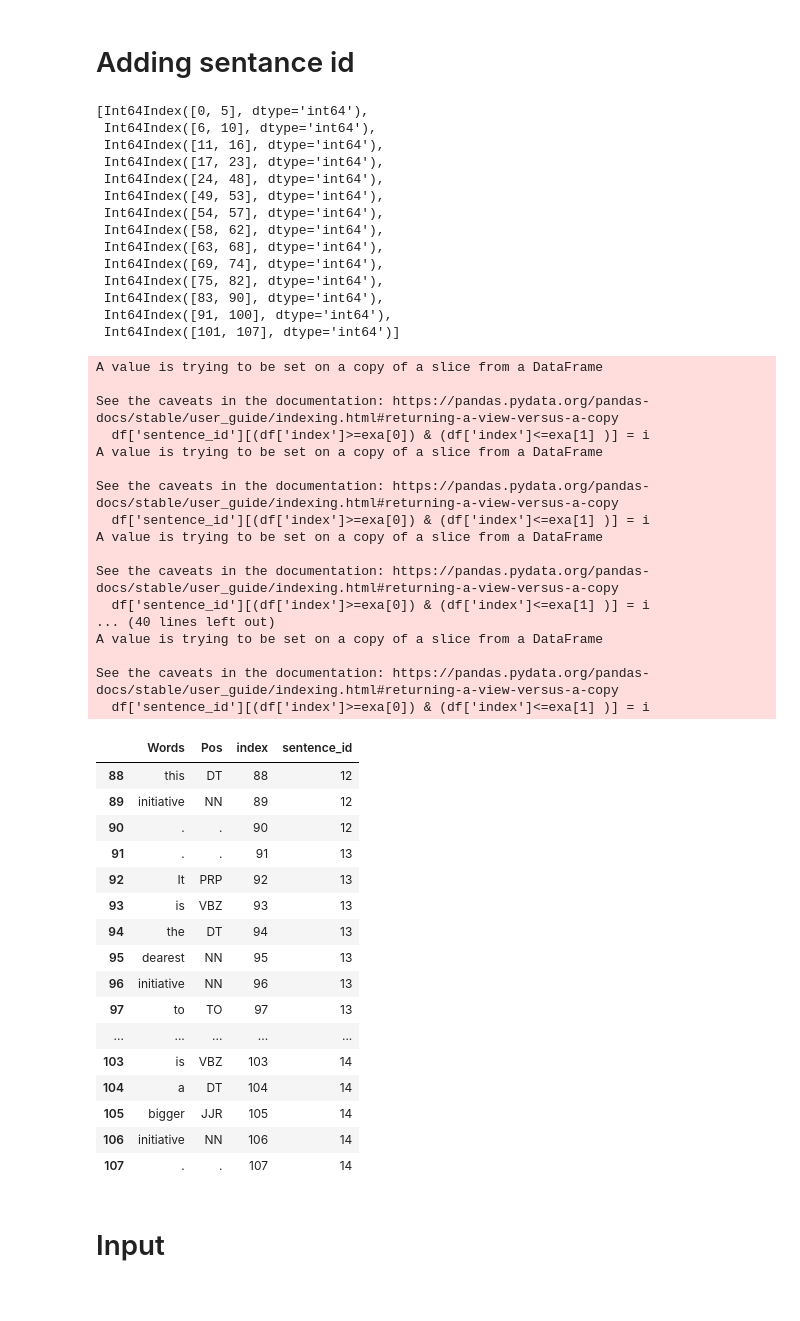
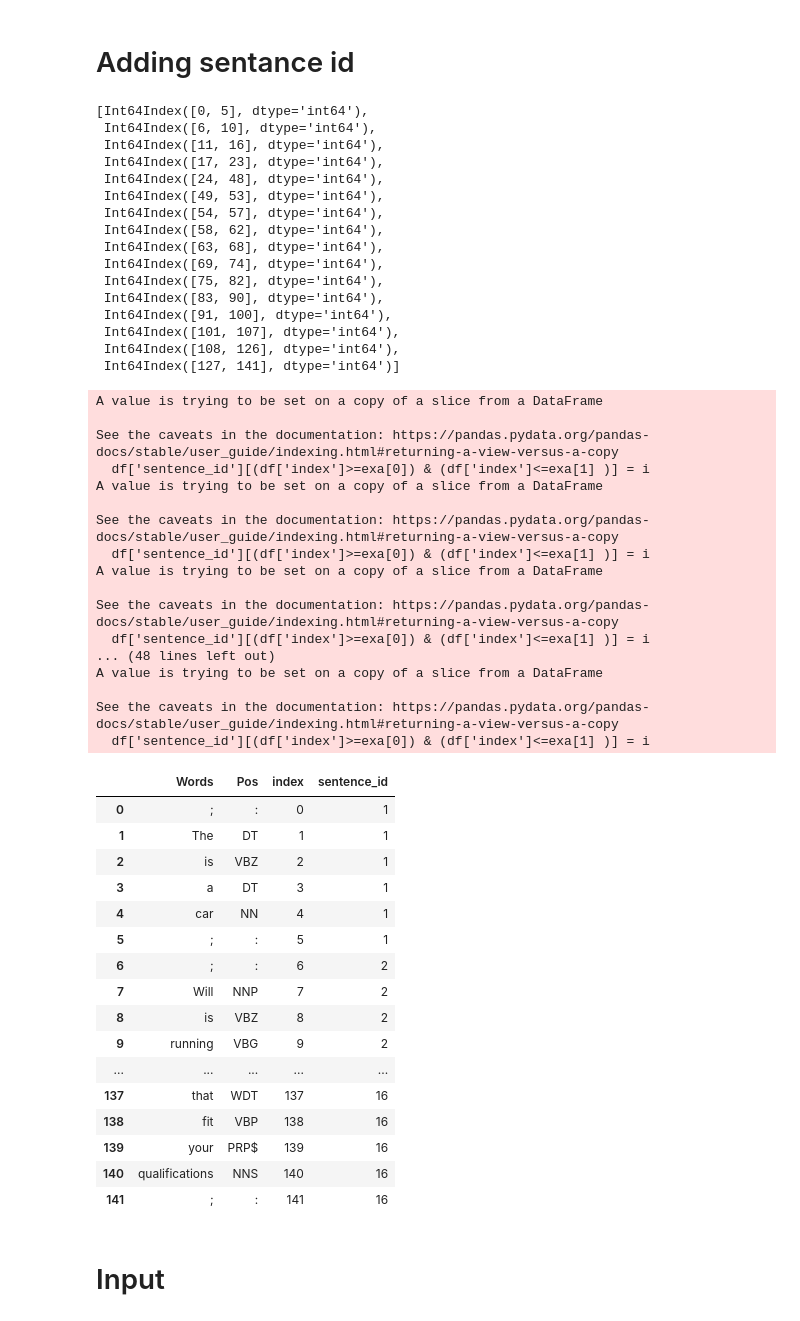
Before and after one commit to AbdulmagedALKHULAIFI/phraser, a Jupyter notebook: Phraser.ipynb, the cells around one changed output. Cells and saved outputs as stored; diff of their text form; code cells hidden in the pictures.

```diff
--- a/Phraser.ipynb
+++ b/Phraser.ipynb
@@ -4,6 +4,7 @@
 import nltk
 import pandas as pd
 import numpy as np
+pd.set_option("display.max_rows", None, "display.max_columns", None)
 # %% [markdown]
 # Installlation
 # %%
@@ -98,6 +85,6 @@ senDf
 # %%
 # The list of all examlple index/position
-indPos = senDf[senDf['Words']=="."]
+indPos = senDf[senDf['Words']==";"]
 indPos
 # %% [output]
 |  | Words | Pos | index |
@@ -138,7 +125,9 @@ examplesIndex
  Int64Index([75, 82], dtype='int64'),
  Int64Index([83, 90], dtype='int64'),
  Int64Index([91, 100], dtype='int64'),
- Int64Index([101, 107], dtype='int64')]
+ Int64Index([101, 107], dtype='int64'),
+ Int64Index([108, 126], dtype='int64'),
+ Int64Index([127, 141], dtype='int64')]
 # %%
 df["sentence_id"] = ""
 i = 1
@@ -159,31 +148,31 @@ A value is trying to be set on a copy of a slice from a DataFrame
 
 See the caveats in the documentation: https://pandas.pydata.org/pandas-docs/stable/user_guide/indexing.html#returning-a-view-versus-a-copy
   df['sentence_id'][(df['index']>=exa[0]) & (df['index']<=exa[1] )] = i
-... (40 lines left out)
+... (48 lines left out)
 A value is trying to be set on a copy of a slice from a DataFrame
 
 See the caveats in the documentation: https://pandas.pydata.org/pandas-docs/stable/user_guide/indexing.html#returning-a-view-versus-a-copy
   df['sentence_id'][(df['index']>=exa[0]) & (df['index']<=exa[1] )] = i
 # %%
-df.tail(20)
+df
 # %% [output]
 |  | Words | Pos | index | sentence_id |
-| 88 | this | DT | 88 | 12 |
-| 89 | initiative | NN | 89 | 12 |
-| 90 | . | . | 90 | 12 |
-| 91 | . | . | 91 | 13 |
-| 92 | It | PRP | 92 | 13 |
-| 93 | is | VBZ | 93 | 13 |
-| 94 | the | DT | 94 | 13 |
-| 95 | dearest | NN | 95 | 13 |
-| 96 | initiative | NN | 96 | 13 |
-| 97 | to | TO | 97 | 13 |
+| 0 | ; | : | 0 | 1 |
+| 1 | The | DT | 1 | 1 |
+| 2 | is | VBZ | 2 | 1 |
+| 3 | a | DT | 3 | 1 |
+| 4 | car | NN | 4 | 1 |
+| 5 | ; | : | 5 | 1 |
+| 6 | ; | : | 6 | 2 |
+| 7 | Will | NNP | 7 | 2 |
+| 8 | is | VBZ | 8 | 2 |
+| 9 | running | VBG | 9 | 2 |
 | ... | ... | ... | ... | ... |
-| 103 | is | VBZ | 103 | 14 |
-| 104 | a | DT | 104 | 14 |
-| 105 | bigger | JJR | 105 | 14 |
-| 106 | initiative | NN | 106 | 14 |
-| 107 | . | . | 107 | 14 |
+| 137 | that | WDT | 137 | 16 |
+| 138 | fit | VBP | 138 | 16 |
+| 139 | your | PRP$ | 139 | 16 |
+| 140 | qualifications | NNS | 140 | 16 |
+| 141 | ; | : | 141 | 16 |
 # %% [markdown]
 # Input
 # %%
```
Also changed, not shown: parts of 17 cells of this notebook, 1 other file.
